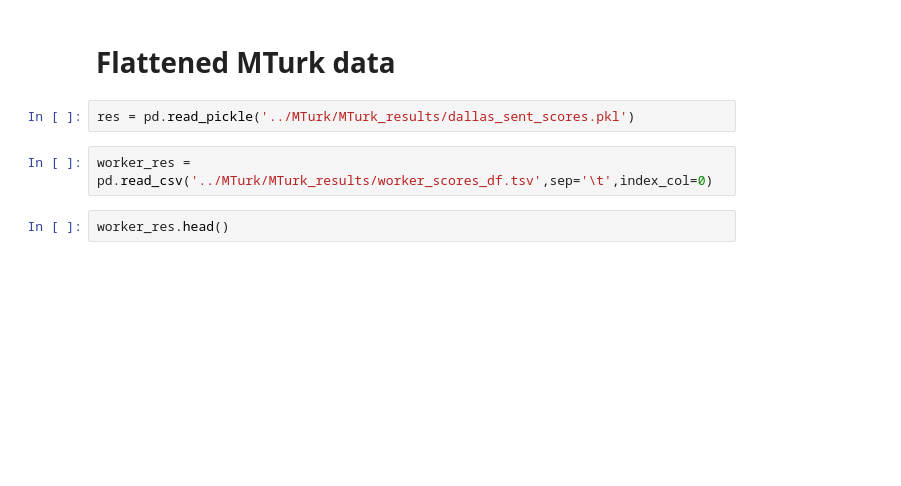
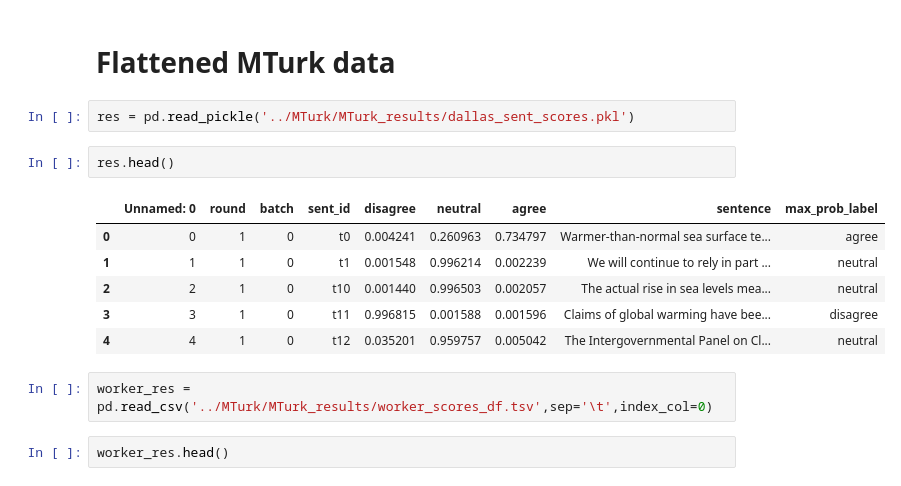
Before and after one commit to yiweiluo/GWStance, a Jupyter notebook: cc_stance/data_creation/Data_creation.ipynb, the cells around one changed output. Cells and saved outputs as stored; diff of their text form; blank space fills up the shorter version.

```diff
--- a/cc_stance/data_creation/Data_creation.ipynb
+++ b/cc_stance/data_creation/Data_creation.ipynb
@@ -829,6 +955,15 @@ test_df.to_csv('./scripts/save/mturk_windowed_{}_downsampled/test.tsv'.format(WI
 # Flattened MTurk data
 # %%
 res = pd.read_pickle('../MTurk/MTurk_results/dallas_sent_scores.pkl')
+# %%
+res.head()
+# %% [output]
+|  | Unnamed: 0 | round | batch | sent_id | disagree | neutral | agree | sentence | max_prob_label |
+| 0 | 0 | 1 | 0 | t0 | 0.004241 | 0.260963 | 0.734797 | Warmer-than-normal sea surface te... | agree |
+| 1 | 1 | 1 | 0 | t1 | 0.001548 | 0.996214 | 0.002239 | We will continue to rely in part ... | neutral |
+| 2 | 2 | 1 | 0 | t10 | 0.001440 | 0.996503 | 0.002057 | The actual rise in sea levels mea... | neutral |
+| 3 | 3 | 1 | 0 | t11 | 0.996815 | 0.001588 | 0.001596 | Claims of global warming have bee... | disagree |
+| 4 | 4 | 1 | 0 | t12 | 0.035201 | 0.959757 | 0.005042 | The Intergovernmental Panel on Cl... | neutral |
 # %%
 worker_res = pd.read_csv('../MTurk/MTurk_results/worker_scores_df.tsv',sep='\t',index_col=0)
 # %%
```
Also changed, not shown: parts of 76 cells of this notebook, 4 other files.
